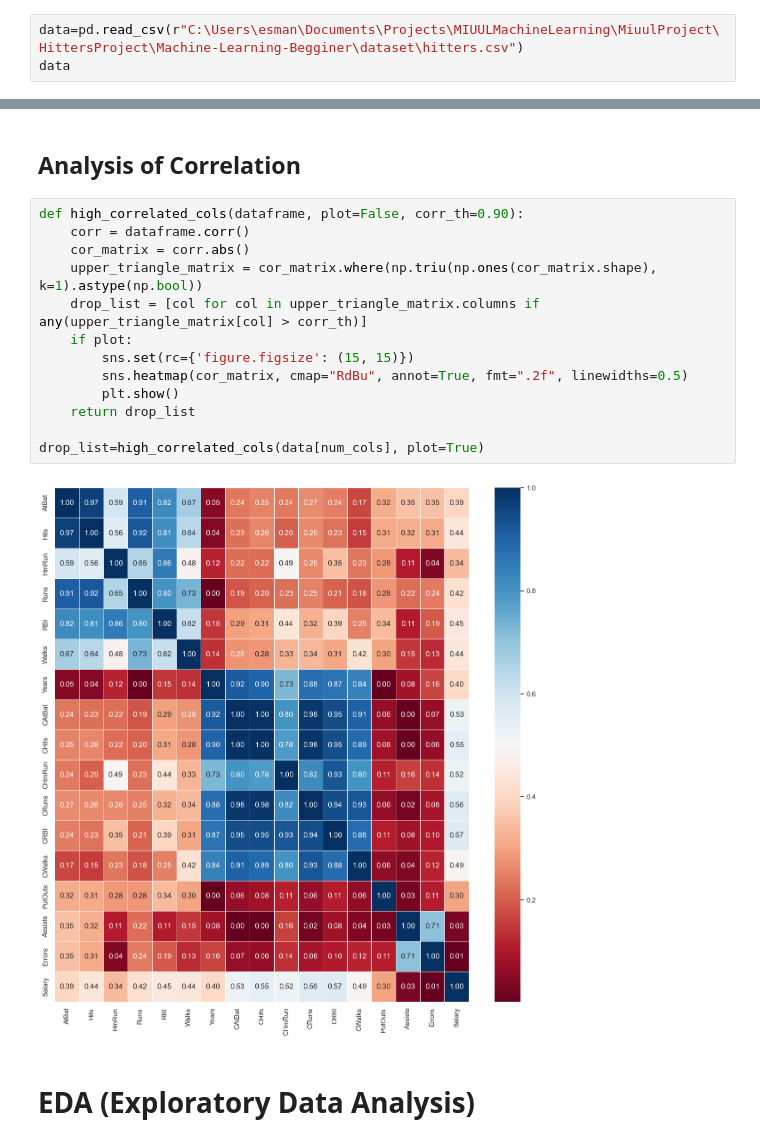
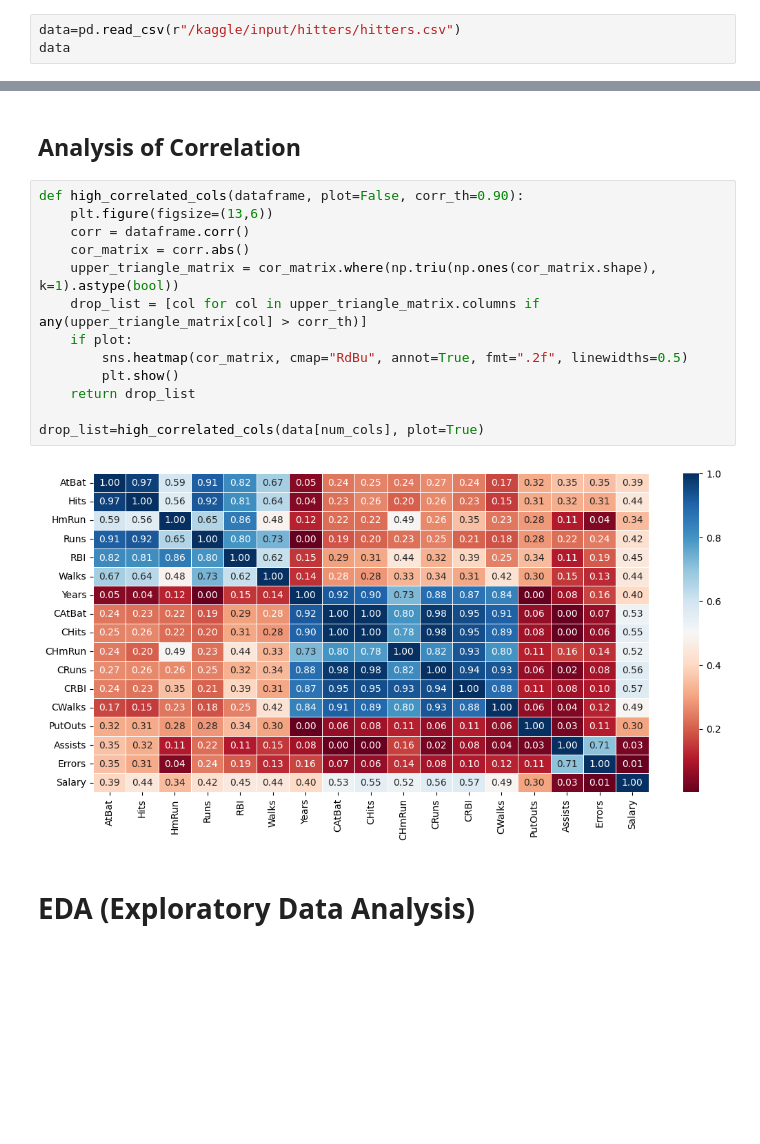
Before and after one commit to esmanuray/Machine-Learning-Begginer, a Jupyter notebook: notebooks/ML_Algorithms.ipynb, the cells around one changed output, grey strips where cells are left out. Saved outputs shown, nothing was run; the diff lists cells and outputs as text; blank space fills up the shorter version.

```diff
--- a/notebooks/ML_Algorithms.ipynb
+++ b/notebooks/ML_Algorithms.ipynb
@@ -17,7 +31,7 @@ warnings.simplefilter(action='ignore', category=FutureWarning)
 # %% [markdown]
 # Data Preview
 # %%
-data=pd.read_csv(r"C:\Users\esman\Documents\Projects\MIUULMachineLearning\MiuulProject\HittersProject\Machine-Learning-Begginer\dataset\hitters.csv")
+data=pd.read_csv(r"/kaggle/input/hitters/hitters.csv")
 data
 # %% [output]
 |  | AtBat | Hits | HmRun | Runs | RBI | Walks | Years | CAtBat | CHits | CHmRun | CRuns | ... |
@@ -286,19 +260,19 @@ N              534.554
 ## Analysis of Correlation
 # %%
 def high_correlated_cols(dataframe, plot=False, corr_th=0.90):
+    plt.figure(figsize=(13,6))
     corr = dataframe.corr()
     cor_matrix = corr.abs()
-    upper_triangle_matrix = cor_matrix.where(np.triu(np.ones(cor_matrix.shape), k=1).astype(np.bool))
+    upper_triangle_matrix = cor_matrix.where(np.triu(np.ones(cor_matrix.shape), k=1).astype(bool))
     drop_list = [col for col in upper_triangle_matrix.columns if any(upper_triangle_matrix[col] > corr_th)]
     if plot:
-        sns.set(rc={'figure.figsize': (15, 15)})
         sns.heatmap(cor_matrix, cmap="RdBu", annot=True, fmt=".2f", linewidths=0.5)
         plt.show()
     return drop_list
 
 drop_list=high_correlated_cols(data[num_cols], plot=True)
 # %% [output]
-[figure, old version]
+[figure, new version]
 # %% [markdown]
 # EDA (Exploratory Data Analysis)
 # %% [markdown]
```
Also changed, not shown: parts of 27 cells of this notebook.
